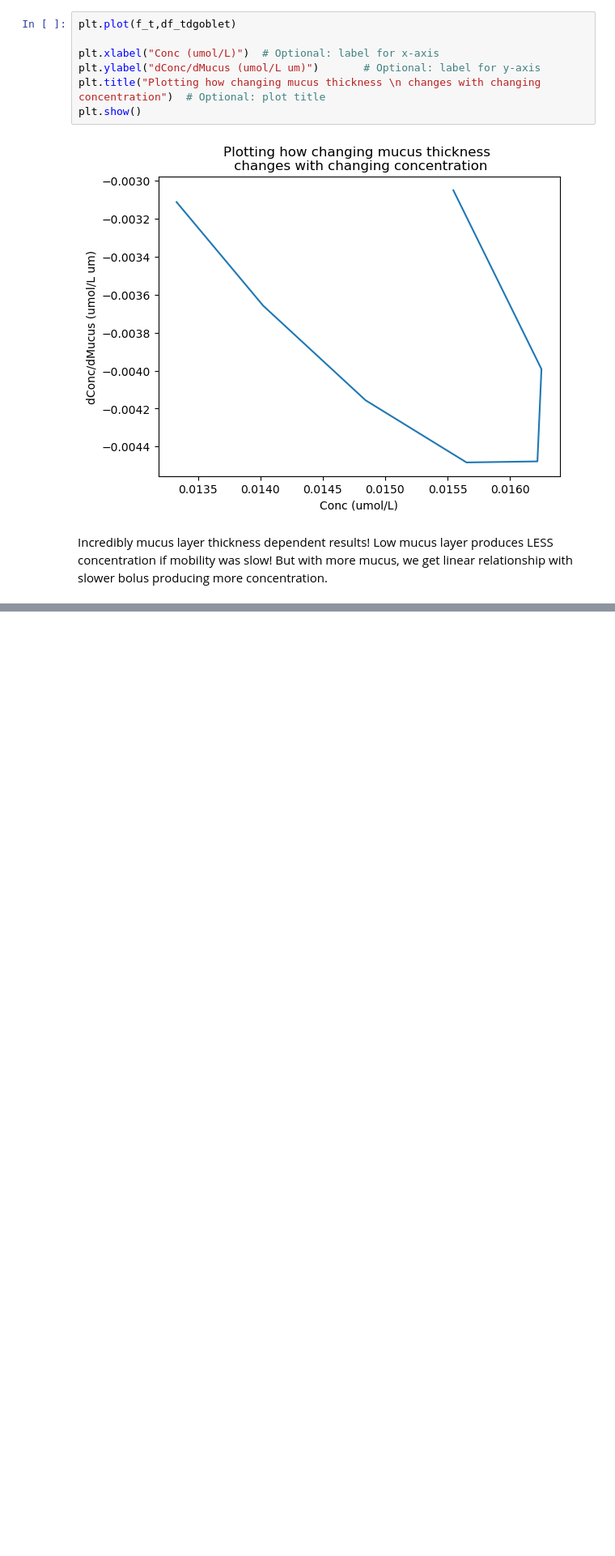
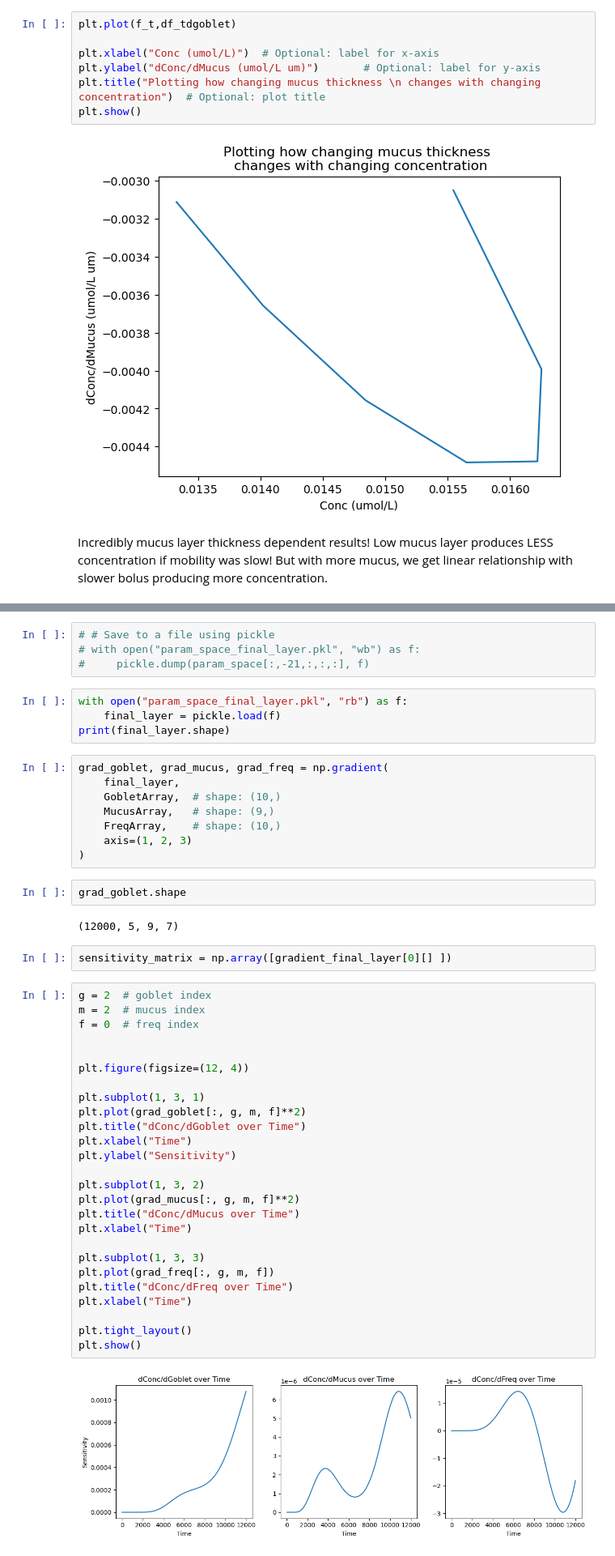
Before and after one commit to Matthew1309/Intuitions, a Jupyter notebook: Mathematics/DiffEq/finiteElementModeling/1D-transport-intestine.ipynb, the cells around one changed output, grey strips where cells are left out. Shown at 81% size. Saved outputs shown, nothing was run; the diff lists cells and outputs as text; blank space fills up the shorter version.

```diff
--- a/Mathematics/DiffEq/finiteElementModeling/1D-transport-intestine.ipynb
+++ b/Mathematics/DiffEq/finiteElementModeling/1D-transport-intestine.ipynb
@@ -521,0 +523,50 @@ np.prod(avg_array.shape)
+# %%
+# # Save to a file using pickle
+# with open("param_space_final_layer.pkl", "wb") as f:
+#     pickle.dump(param_space[:,-21,:,:,:], f)
+# %%
+with open("param_space_final_layer.pkl", "rb") as f:
+    final_layer = pickle.load(f)
+print(final_layer.shape)
+# %%
+grad_goblet, grad_mucus, grad_freq = np.gradient(
+    final_layer,
+    GobletArray,  # shape: (10,)
+    MucusArray,   # shape: (9,)
+    FreqArray,    # shape: (10,)
+    axis=(1, 2, 3)
+)
+# %%
+grad_goblet.shape
+# %% [output]
+(12000, 5, 9, 7)
+# %%
+sensitivity_matrix = np.array([gradient_final_layer[0][] ])
+# %%
+g = 2  # goblet index
+m = 2  # mucus index
+f = 0  # freq index
+
+
+plt.figure(figsize=(12, 4))
+
+plt.subplot(1, 3, 1)
+plt.plot(grad_goblet[:, g, m, f]**2)
+plt.title("dConc/dGoblet over Time")
+plt.xlabel("Time")
+plt.ylabel("Sensitivity")
+
+plt.subplot(1, 3, 2)
+plt.plot(grad_mucus[:, g, m, f]**2)
+plt.title("dConc/dMucus over Time")
+plt.xlabel("Time")
+
+plt.subplot(1, 3, 3)
+plt.plot(grad_freq[:, g, m, f])
+plt.title("dConc/dFreq over Time")
+plt.xlabel("Time")
+
+plt.tight_layout()
+plt.show()
+# %% [output]
+[figure, added]
```
Also changed, not shown: parts of 9 cells of this notebook, 2 other files.
